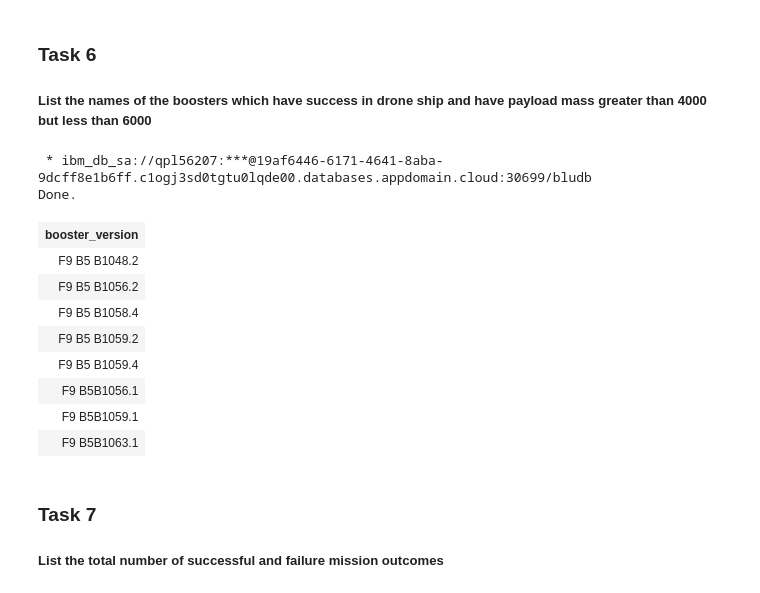
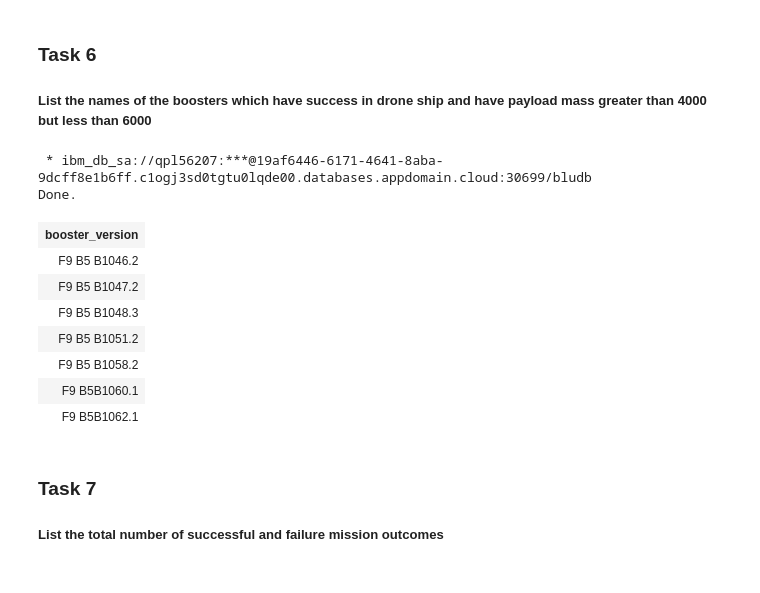
Before and after one commit to shinobinomono/Data-Science-Capstone, a Jupyter notebook: jupyter-labs-eda-sql-coursera.ipynb, the cells around one changed output. Saved outputs shown, nothing was run; the diff lists cells and outputs as text; code cells hidden in the pictures.

```diff
--- a/jupyter-labs-eda-sql-coursera.ipynb
+++ b/jupyter-labs-eda-sql-coursera.ipynb
@@ -205,19 +205,18 @@ Done.
 ##### List the names of the boosters which have success in drone ship and have payload mass greater than 4000 but less than 6000
 # %%
 %sql SELECT DISTINCT(booster_version) FROM SPACEXDATASET \
-WHERE payload_mass__kg_ <4000 and payload_mass__kg_ <6000 and landing_outcome LIKE '%uccess'
+WHERE payload_mass__kg_ >4000 and payload_mass__kg_ <6000 and landing_outcome LIKE '%uccess'
 # %% [output]
  * ibm_db_sa://qpl56207:***@19af6446-6171-4641-8aba-9dcff8e1b6ff.c1ogj3sd0tgtu0lqde00.databases.appdomain.cloud:30699/bludb
 Done.
 | booster_version |
-| F9 B5 B1048.2 |
-| F9 B5 B1056.2 |
-| F9 B5 B1058.4 |
-| F9 B5 B1059.2 |
-| F9 B5 B1059.4 |
-| F9 B5B1056.1 |
-| F9 B5B1059.1 |
-| F9 B5B1063.1 |
+| F9 B5 B1046.2 |
+| F9 B5 B1047.2 |
+| F9 B5 B1048.3 |
+| F9 B5 B1051.2 |
+| F9 B5 B1058.2 |
+| F9 B5B1060.1 |
+| F9 B5B1062.1 |
 # %% [markdown]
 ### Task 7
 
```
Also changed, not shown: parts of 1 cell of this notebook.
